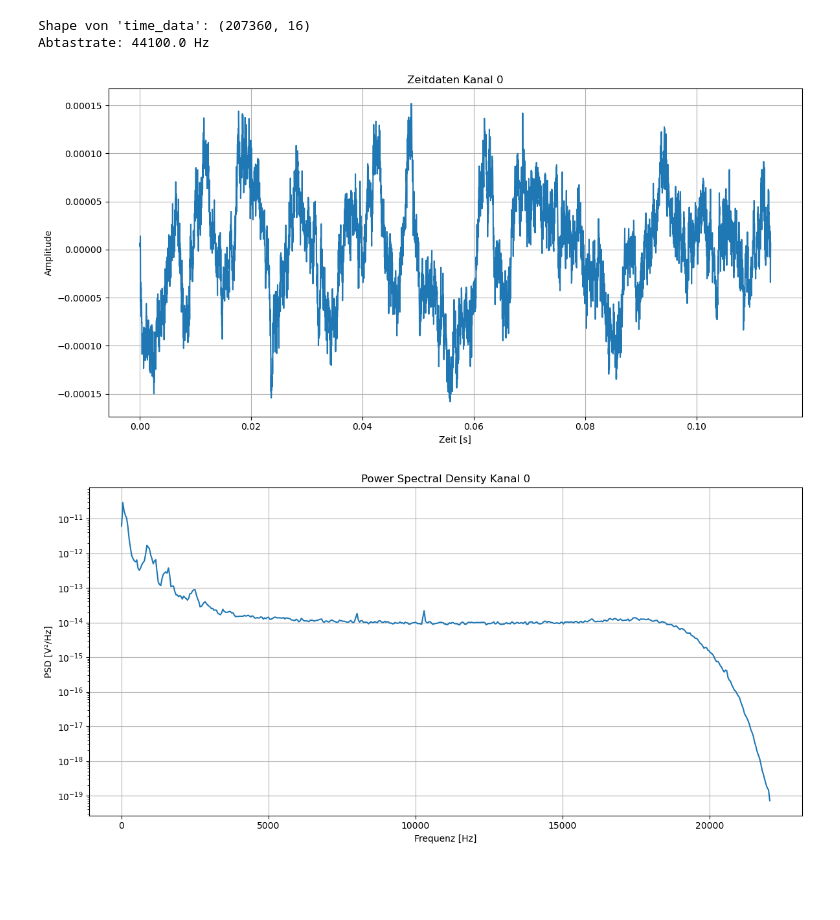
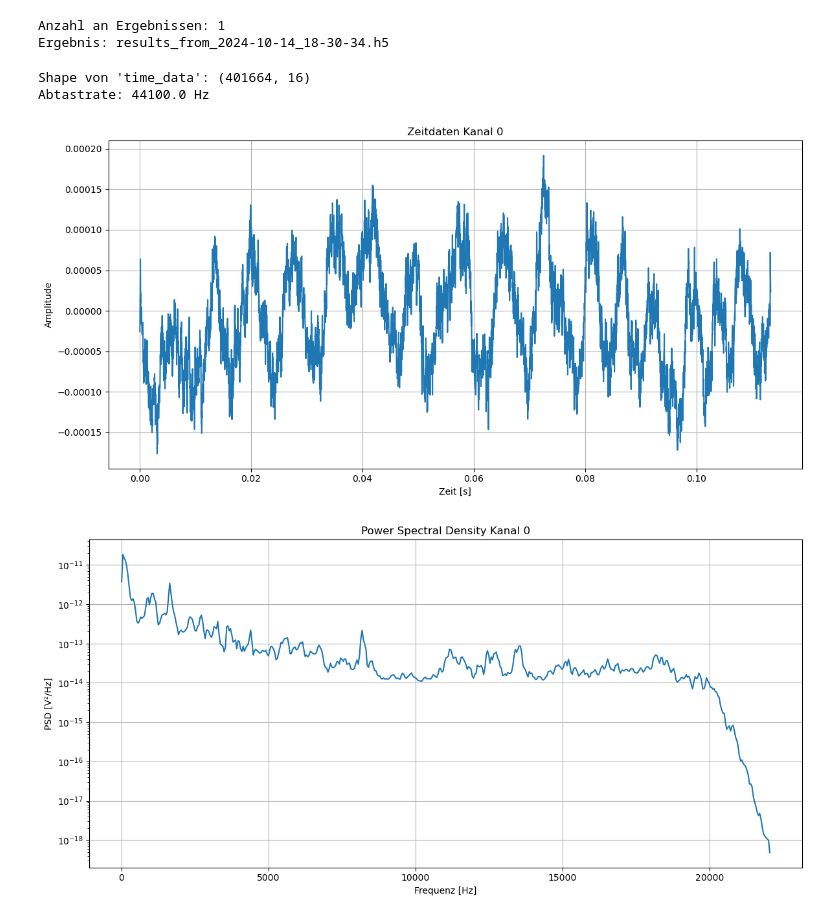
Before and after one commit to rabeaifeanyi/uma16-acoustic-camera, a Jupyter notebook: plot_results.ipynb, the cells around one changed output. Drawn from its saved outputs; the diff is of its cells as text; code cells hidden in the pictures; blank space fills up the shorter version.

Commit message:
adds result_names and structure to names

```diff
--- a/plot_results.ipynb
+++ b/plot_results.ipynb
@@ -6,45 +7,57 @@ from scipy.signal import welch
+# %%
+results_folder = 'messungen/'
+
+result_list = os.listdir(results_folder)
+
+print("Anzahl an Ergebnissen:", len(result_list))
+
+test_result = result_list[0]
+
+print("Erstes Ergebnis:", test_result)
+# %% [output]
+Anzahl an Ergebnissen: 1
+Ergebnis: results_from_2024-10-14_18-30-34.h5
 # %%
-hdf5_filename = "test_results.h5"
+result_filename = results_folder + test_result
 
 channel_index = 0
 
 num_time_samples = 5000
 # %%
-
-with h5py.File(hdf5_filename, 'r') as hdf5_file:
+with h5py.File(result_filename, 'r') as hdf5_file:
 
     time_data = hdf5_file['time_data']
     sample_freq = time_data.attrs['sample_freq']
 
     print(f"Shape von 'time_data': {time_data.shape}")
     print(f"Abtastrate: {sample_freq} Hz")
 
     channel_data = time_data[:, channel_index]
 
     num_samples = min(num_time_samples, channel_data.shape[0])
     time_vector = np.arange(num_samples) / sample_freq
 
     plt.figure(figsize=(12, 6))
     plt.plot(time_vector, channel_data[:num_samples])
     plt.xlabel('Zeit [s]')
     plt.ylabel('Amplitude')
     plt.title(f'Zeitdaten Kanal {channel_index}')
     plt.grid(True)
     plt.tight_layout()
     plt.show()
 
     freqs, psd = welch(channel_data, fs=sample_freq, nperseg=1024)
 
     plt.figure(figsize=(12, 6))
     plt.semilogy(freqs, psd)
     plt.xlabel('Frequenz [Hz]')
     plt.ylabel('PSD [V²/Hz]')
     plt.title(f'Power Spectral Density Kanal {channel_index}')
     plt.grid(True)
     plt.tight_layout()
     plt.show()
 # %% [output]
-Shape von 'time_data': (207360, 16)
+Shape von 'time_data': (401664, 16)
 Abtastrate: 44100.0 Hz
-[figure, old version]
+[figure, new version]
-[figure, old version]
+[figure, new version]
```
Also changed, not shown: parts of 1 cell of this notebook, 8 other files.
